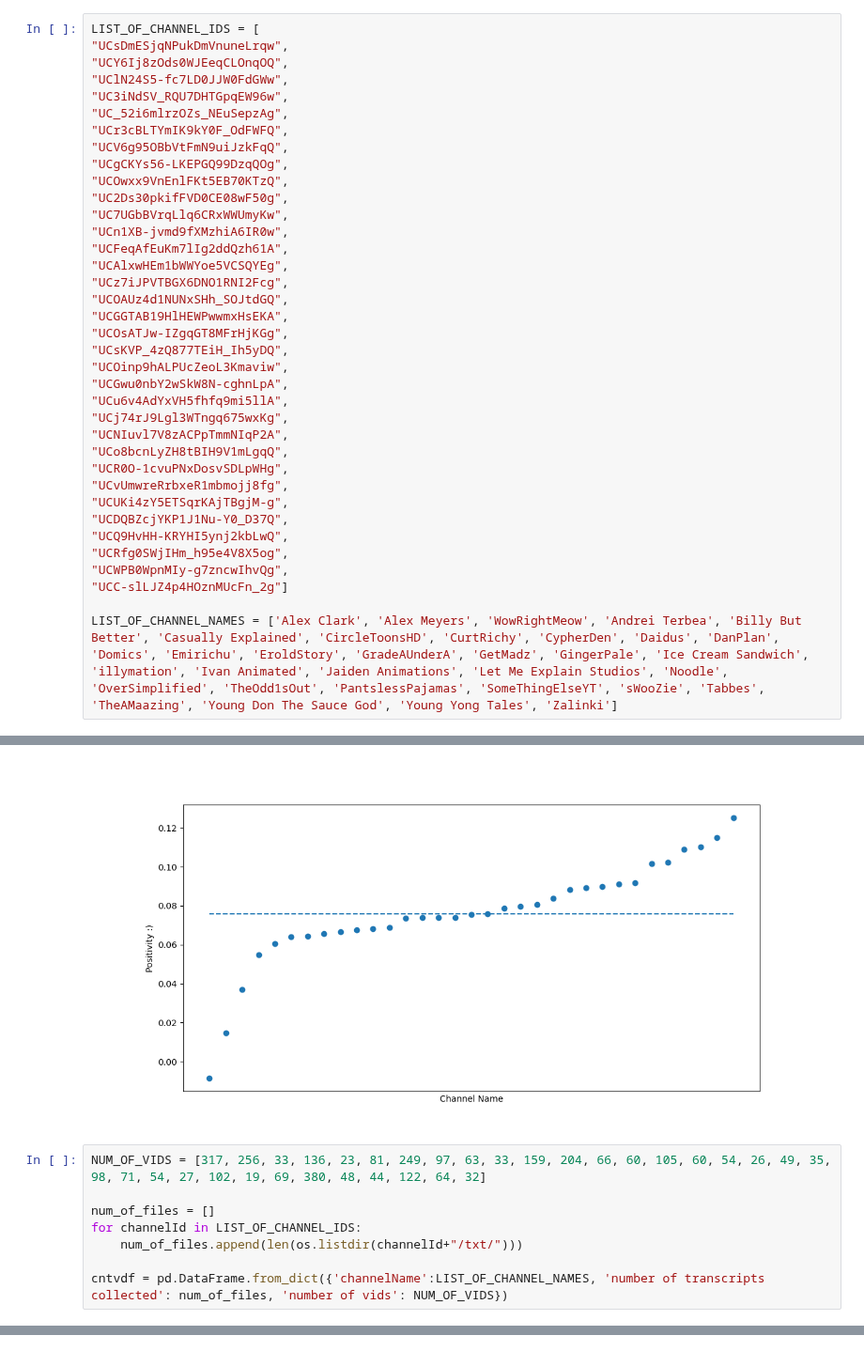
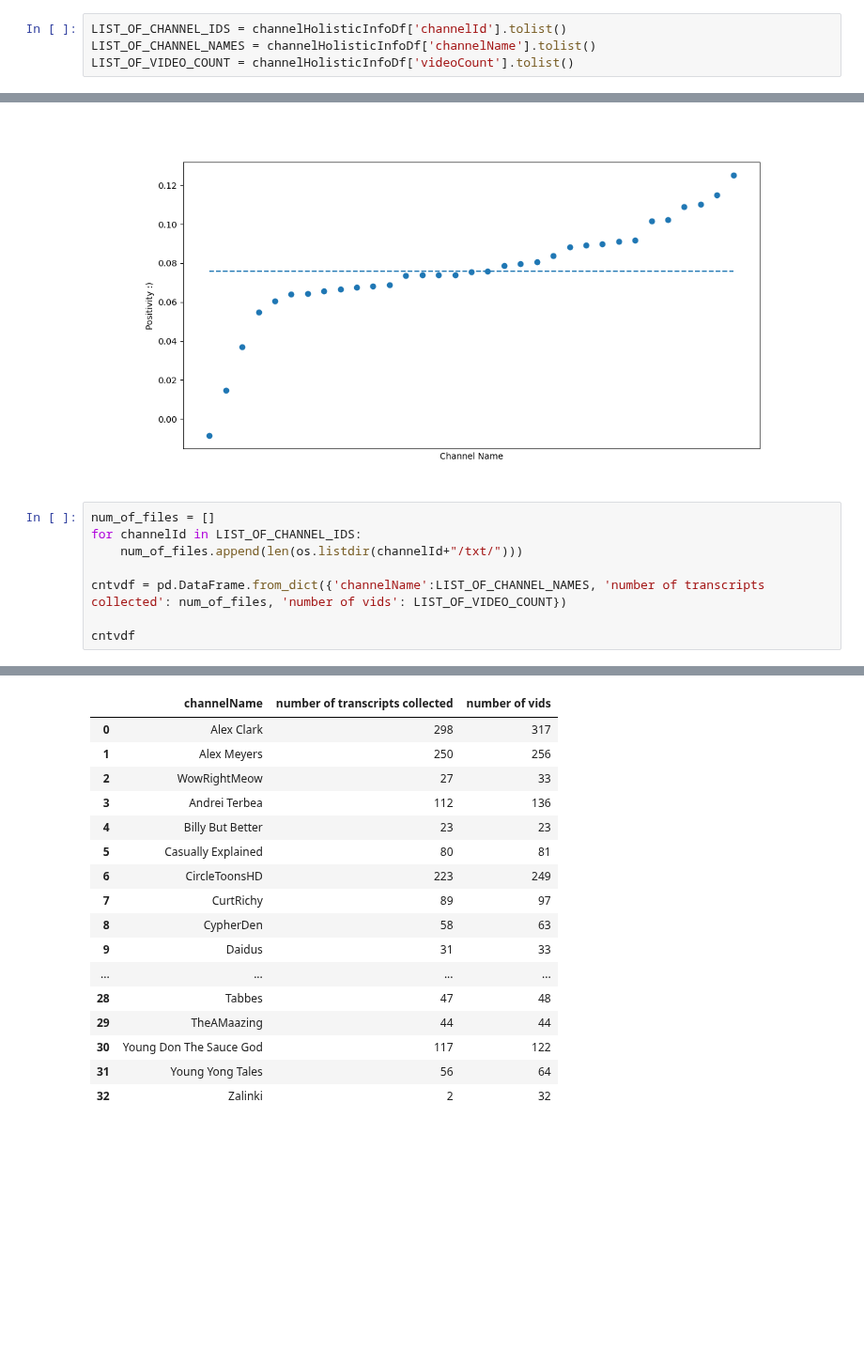
Before and after one commit to ojiwon-kenobi/youtuberChannels, a Jupyter notebook: semantic_analysis/semantic_analysis.ipynb, the cells around one changed output, grey strips where cells are left out. Shown at 94% size. Drawn from its saved outputs; the diff is of its cells as text; blank space fills up the shorter version.

```diff
--- a/semantic_analysis/semantic_analysis.ipynb
+++ b/semantic_analysis/semantic_analysis.ipynb
@@ -5,40 +17,7 @@ Code cleaup. Need to
 # %%
-LIST_OF_CHANNEL_IDS = [
-"UCsDmESjqNPukDmVnuneLrqw",
-"UCY6Ij8zOds0WJEeqCLOnqOQ",
-"UClN24S5-fc7LD0JJW0FdGWw",
-"UC3iNdSV_RQU7DHTGpqEW96w",
-"UC_52i6mlrzOZs_NEuSepzAg",
-"UCr3cBLTYmIK9kY0F_OdFWFQ",
-"UCV6g95OBbVtFmN9uiJzkFqQ",
-"UCgCKYs56-LKEPGQ99DzqQOg",
-"UCOwxx9VnEnlFKt5EB70KTzQ",
-"UC2Ds30pkifFVD0CE08wF50g",
-"UC7UGbBVrqLlq6CRxWWUmyKw",
-"UCn1XB-jvmd9fXMzhiA6IR0w",
-"UCFeqAfEuKm7lIg2ddQzh61A",
-"UCAlxwHEm1bWWYoe5VCSQYEg",
-"UCz7iJPVTBGX6DNO1RNI2Fcg",
-"UCOAUz4d1NUNxSHh_SOJtdGQ",
-"UCGGTAB19HlHEWPwwmxHsEKA",
-"UCOsATJw-IZgqGT8MFrHjKGg",
-"UCsKVP_4zQ877TEiH_Ih5yDQ",
-"UCOinp9hALPUcZeoL3Kmaviw",
-"UCGwu0nbY2wSkW8N-cghnLpA",
-"UCu6v4AdYxVH5fhfq9mi5llA",
-"UCj74rJ9Lgl3WTngq675wxKg",
-"UCNIuvl7V8zACPpTmmNIqP2A",
-"UCo8bcnLyZH8tBIH9V1mLgqQ",
-"UCR0O-1cvuPNxDosvSDLpWHg",
-"UCvUmwreRrbxeR1mbmojj8fg",
-"UCUKi4zY5ETSqrKAjTBgjM-g",
-"UCDQBZcjYKP1J1Nu-Y0_D37Q",
-"UCQ9HvHH-KRYHI5ynj2kbLwQ",
-"UCRfg0SWjIHm_h95e4V8X5og",
-"UCWPB0WpnMIy-g7zncwIhvQg",
-"UCC-slLJZ4p4HOznMUcFn_2g"]
-
-LIST_OF_CHANNEL_NAMES = ['Alex Clark', 'Alex Meyers', 'WowRightMeow', 'Andrei Terbea', 'Billy But Better', 'Casually Explained', 'CircleToonsHD', 'CurtRichy', 'CypherDen', 'Daidus', 'DanPlan', 'Domics', 'Emirichu', 'EroldStory', 'GradeAUnderA', 'GetMadz', 'GingerPale', 'Ice Cream Sandwich', 'illymation', 'Ivan Animated', 'Jaiden Animations', 'Let Me Explain Studios', 'Noodle', 'OverSimplified', 'TheOdd1sOut', 'PantslessPajamas', 'SomeThingElseYT', 'sWooZie', 'Tabbes', 'TheAMaazing', 'Young Don The Sauce God', 'Young Yong Tales', 'Zalinki']
+LIST_OF_CHANNEL_IDS = channelHolisticInfoDf['channelId'].tolist()
+LIST_OF_CHANNEL_NAMES = channelHolisticInfoDf['channelName'].tolist()
+LIST_OF_VIDEO_COUNT = channelHolisticInfoDf['videoCount'].tolist()
 # %%
 import glob
 import json
@@ -472,11 +451,11 @@ plt.show()
 # %% [output]
 [figure]
 # %%
-NUM_OF_VIDS = [317, 256, 33, 136, 23, 81, 249, 97, 63, 33, 159, 204, 66, 60, 105, 60, 54, 26, 49, 35, 98, 71, 54, 27, 102, 19, 69, 380, 48, 44, 122, 64, 32]
-
 num_of_files = []
 for channelId in LIST_OF_CHANNEL_IDS:
     num_of_files.append(len(os.listdir(channelId+"/txt/")))
 
-cntvdf = pd.DataFrame.from_dict({'channelName':LIST_OF_CHANNEL_NAMES, 'number of transcripts collected': num_of_files, 'number of vids': NUM_OF_VIDS})
+cntvdf = pd.DataFrame.from_dict({'channelName':LIST_OF_CHANNEL_NAMES, 'number of transcripts collected': num_of_files, 'number of vids': LIST_OF_VIDEO_COUNT})
+
+cntvdf
 # %% [output]
@@ -500 +462,18 @@ cntvdf = pd.DataFrame.from_dict({'channelName':LIST_OF_CHANNEL_NAMES, 'number of
+|  | channelName | number of transcripts collected | number of vids |
+| 0 | Alex Clark | 298 | 317 |
+| 1 | Alex Meyers | 250 | 256 |
+| 2 | WowRightMeow | 27 | 33 |
+| 3 | Andrei Terbea | 112 | 136 |
+| 4 | Billy But Better | 23 | 23 |
+| 5 | Casually Explained | 80 | 81 |
+| 6 | CircleToonsHD | 223 | 249 |
+| 7 | CurtRichy | 89 | 97 |
+| 8 | CypherDen | 58 | 63 |
+| 9 | Daidus | 31 | 33 |
+| ... | ... | ... | ... |
+| 28 | Tabbes | 47 | 48 |
+| 29 | TheAMaazing | 44 | 44 |
+| 30 | Young Don The Sauce God | 117 | 122 |
+| 31 | Young Yong Tales | 56 | 64 |
+| 32 | Zalinki | 2 | 32 |
 # %%
```
Also changed, not shown: parts of 6 cells of this notebook, 1 other file.
